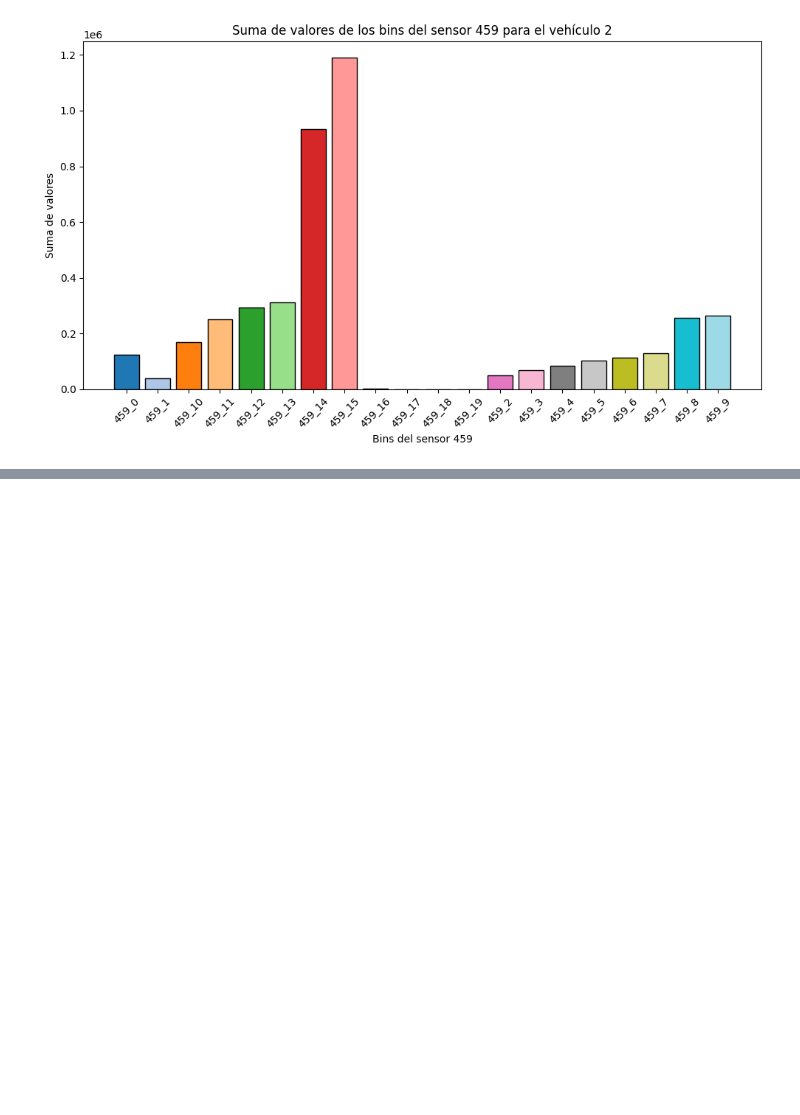
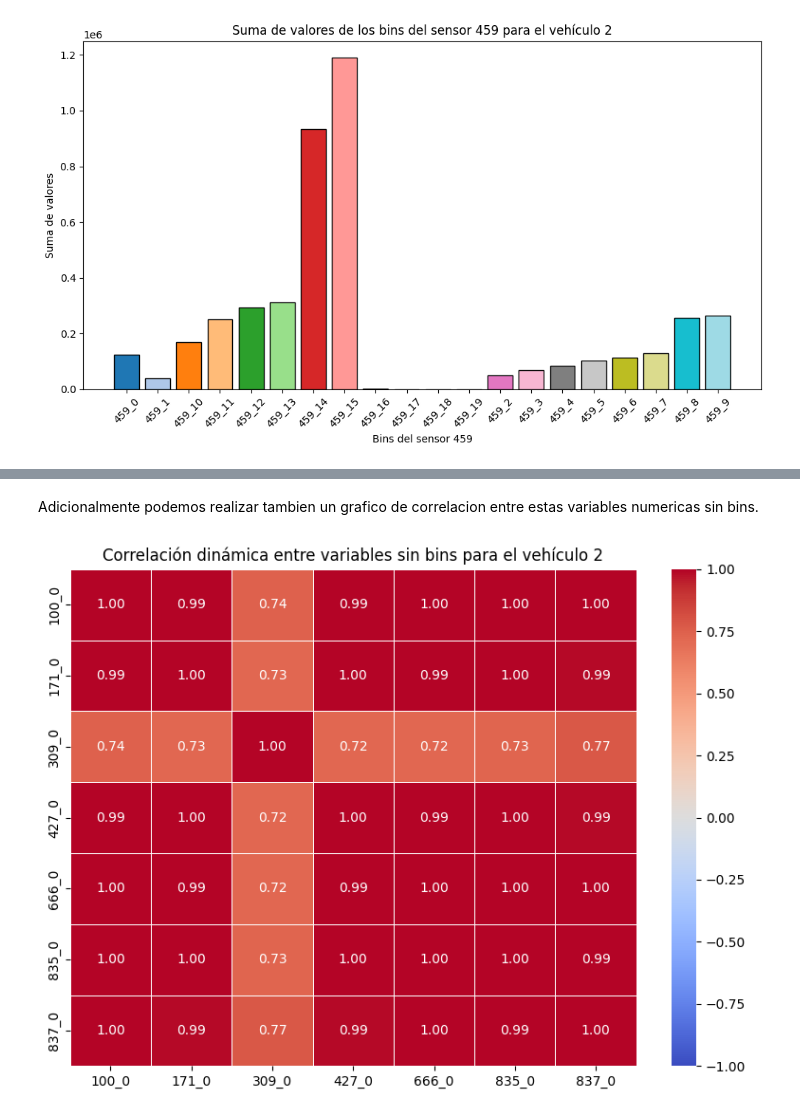
Before and after one commit to AlexSG29/IDA-Challenge-Tesis-Transformers, a Jupyter notebook: notebooks/train.ipynb, the cells around one changed output, grey strips where cells are left out. Saved outputs shown, nothing was run; the diff lists cells and outputs as text; code cells hidden in the pictures; blank space fills up the shorter version.

```diff
--- a/notebooks/train.ipynb
+++ b/notebooks/train.ipynb
@@ -248,0 +291,36 @@ plt.show()
+# %% [markdown]
+Adicionalmente podemos realizar tambien un grafico de correlacion entre estas variables numericas sin bins.
+# %%
+import matplotlib.pyplot as plt
+import seaborn as sns
+
+vehicle_id = 2
+
+df_vehicle = train_operational_readouts[train_operational_readouts['vehicle_id'] == vehicle_id].copy()
+df_vehicle = df_vehicle.sort_values('time_step')
+
+# Detectar variables sin bins desde el diccionario sensors
+non_histogrameable_sensors = [sensor_id for sensor_id, bin_count in sensors.items() if bin_count == 1]
+
+# Ajustar nombres al formato real del DataFrame (añadir "_0")
+non_bin_vars = [f"{sensor}_0" for sensor in non_histogrameable_sensors if f"{sensor}_0" in df_vehicle.columns]
+
+# Subset del DataFrame con solo esas variables
+df_subset = df_vehicle[non_bin_vars]
+
+# Filtrar columnas constantes (std = 0)
+df_subset = df_subset.loc[:, df_subset.std() != 0]
+
+# Calcular matriz de correlación
+corr_matrix = df_subset.corr()
+
+# Graficar heatmap
+plt.figure(figsize=(8, 6))
+sns.heatmap(corr_matrix, annot=True, cmap='coolwarm', fmt=".2f", linewidths=0.5,
+            vmax=1.0, vmin=-1.0)
+
+plt.title(f'Correlación dinámica entre variables sin bins para el vehículo {vehicle_id}')
+plt.tight_layout()
+plt.show()
+# %% [output]
+[figure, added]
```
Also changed, not shown: parts of 4 cells of this notebook.
